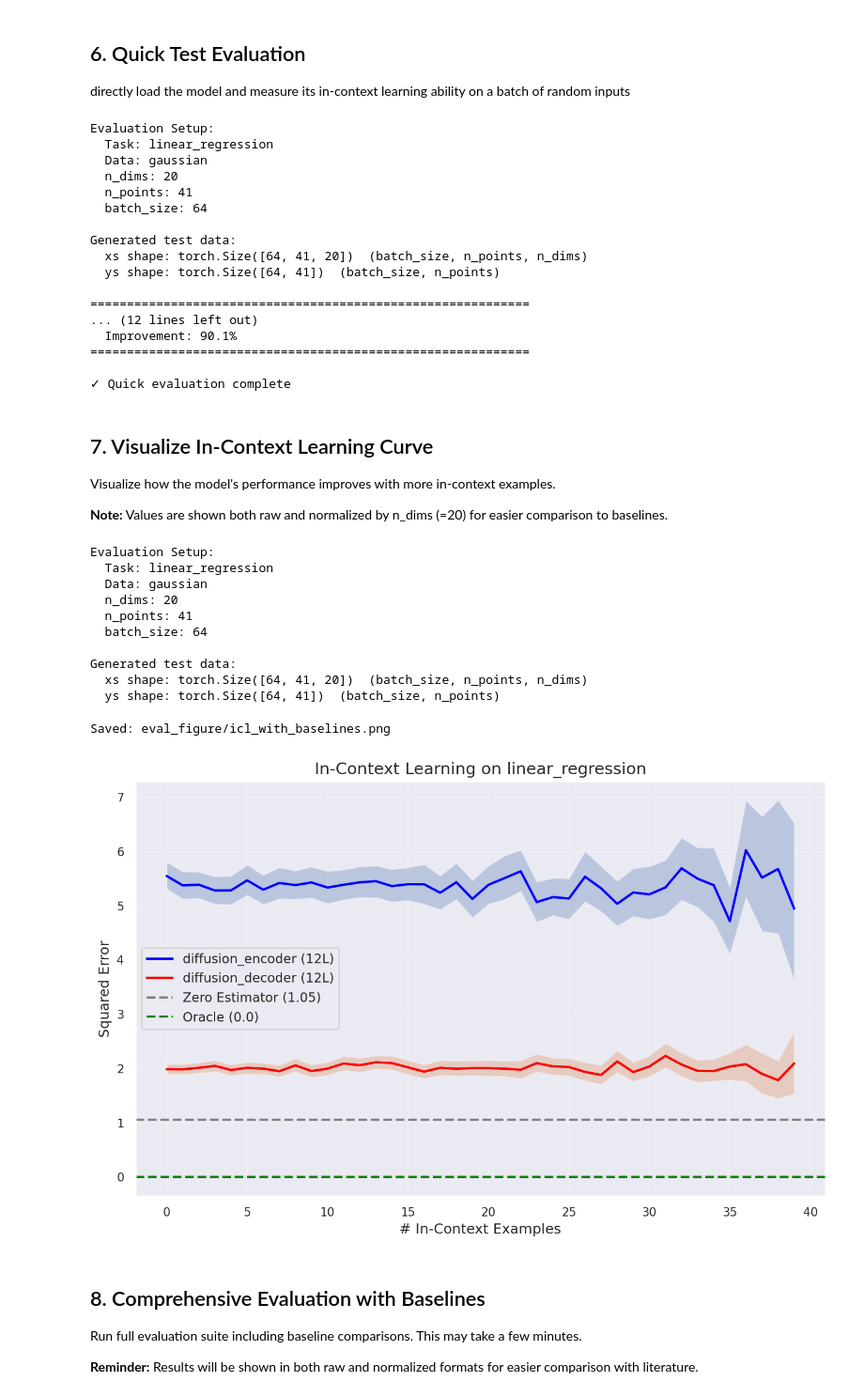
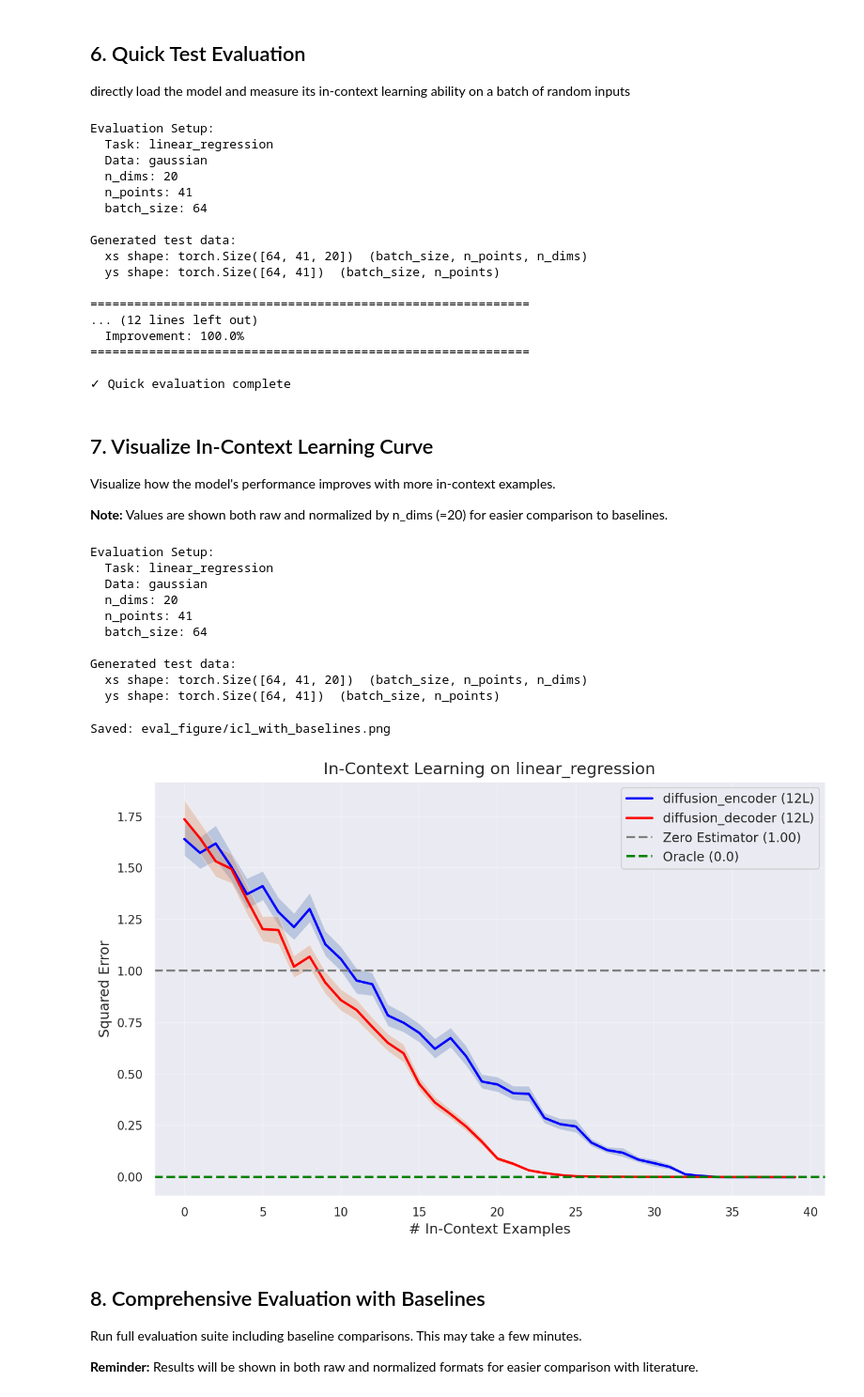
Before and after one commit to Jaredanwolfgang/ICL-dLLM, a Jupyter notebook: in-context-learning/src/eval_diffusion.ipynb, the cells around one changed output. Shown at 94% size. Cells and saved outputs as stored; diff of their text form; code cells hidden in the pictures.

```diff
--- a/in-context-learning/src/eval_diffusion.ipynb
+++ b/in-context-learning/src/eval_diffusion.ipynb
@@ -301,8 +301,8 @@ n_query = 5 # 预测最后5个点
 ys_demo = ys[:, :-n_query, :]
 ys_truth = ys[:, -n_query:, :]
 with torch.no_grad():
-    ys_pred_full_encoder = encoder_model.p_sample_loop(xs_device, ys_demo, n_query)
-    ys_pred_full_decoder = decoder_model.p_sample_loop(xs_device, ys_demo, n_query)
+    ys_pred_full_encoder = encoder_model.p_sample_loop(xs_device, ys_demo, n_query, eval_timesteps=100)
+    ys_pred_full_decoder = decoder_model.p_sample_loop(xs_device, ys_demo, n_query, eval_timesteps=100)
 pred_encoder = ys_pred_full_encoder[:, -n_query:, :]
 pred_decoder = ys_pred_full_decoder[:, -n_query:, :]
 metric = task.get_metric()
@@ -342,7 +342,7 @@ Generated test data:
 
 ============================================================
 ... (12 lines left out)
-  Improvement: 90.1%
+  Improvement: 100.0%
 ============================================================
 
 ✓ Quick evaluation complete
@@ -397,8 +397,8 @@ for i in tqdm(range(40, 0, -1)):
     ys_truth = ys[:, -n_query:, :]
 
     with torch.no_grad():
-        ys_pred_full_encoder = encoder_model.p_sample_loop(xs_device, ys_demo, n_query)
-        ys_pred_full_decoder = decoder_model.p_sample_loop(xs_device, ys_demo, n_query)
+        ys_pred_full_encoder = encoder_model.p_sample_loop(xs_device, ys_demo, n_query, eval_timesteps=100)
+        ys_pred_full_decoder = decoder_model.p_sample_loop(xs_device, ys_demo, n_query, eval_timesteps=100)
 
     pred_encoder = ys_pred_full_encoder[:, -n_query:, :]
     pred_decoder = ys_pred_full_decoder[:, -n_query:, :]
@@ -487,34 +487,34 @@ plt.axhline(oracle, color="green", ls="--", lw=2,
 # --------------------------------------------------------------
 
 plt.title(f"In-Context Learning on {task_name}", fontsize=14)
 plt.xlabel("# In-Context Examples", fontsize=12)
 plt.ylabel("Squared Error", fontsize=12)
 
 plt.grid(alpha=0.25)
 plt.xticks(fontsize=10)
 plt.yticks(fontsize=10)
 plt.legend(fontsize=11)
 
 plt.tight_layout()
 
 save_path = os.path.join("eval_figure", "icl_with_baselines.png")
 plt.savefig(save_path)
 print(f"Saved: {save_path}")
 
 plt.show()
 # %% [output]
 Evaluation Setup:
   Task: linear_regression
   Data: gaussian
   n_dims: 20
   n_points: 41
   batch_size: 64
 
 Generated test data:
   xs shape: torch.Size([64, 41, 20])  (batch_size, n_points, n_dims)
   ys shape: torch.Size([64, 41])  (batch_size, n_points)
 Saved: eval_figure/icl_with_baselines.png
-[figure, old version]
+[figure, new version]
 # %% [markdown]
 ## 8. Comprehensive Evaluation with Baselines
 
```
Also changed, not shown: parts of 6 cells of this notebook, 35 other files.
